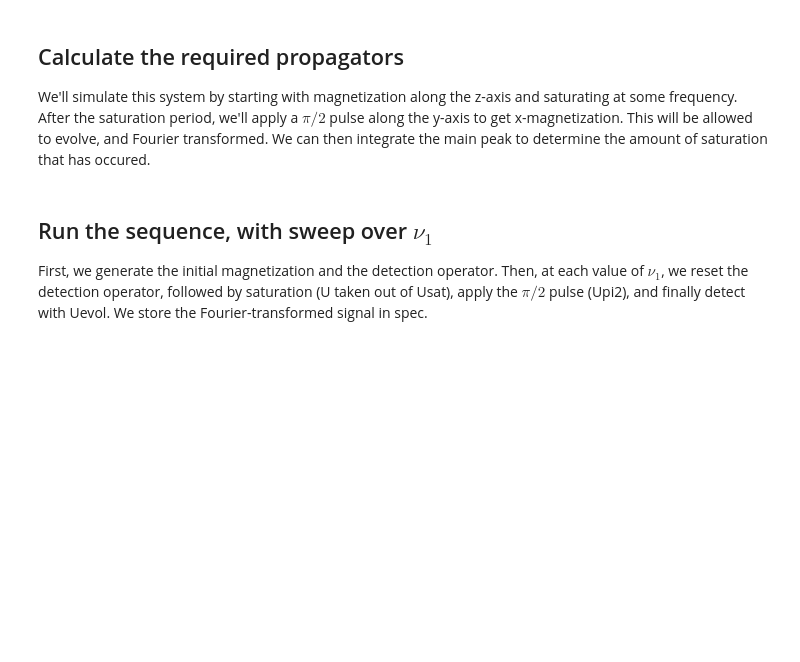
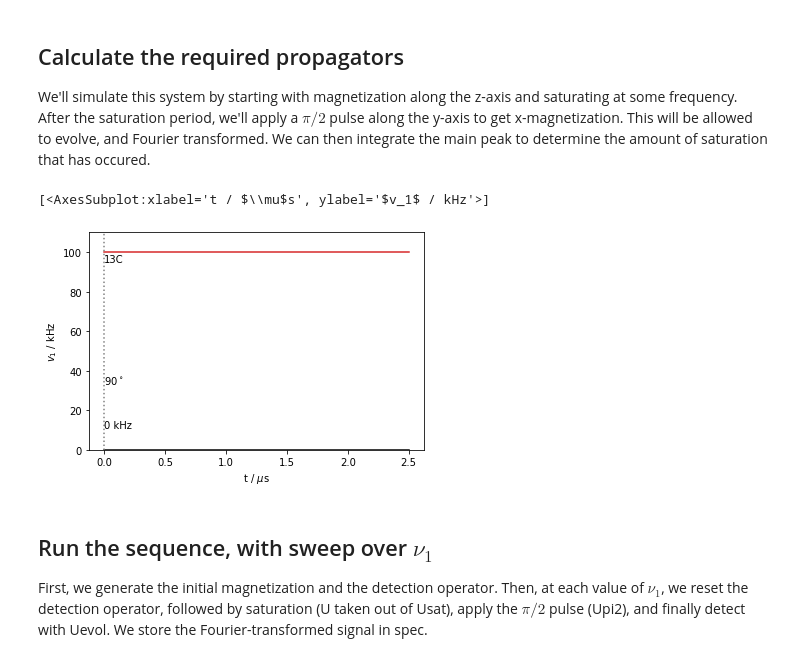
Before and after one commit to alsinmr/ConferenceExamples, a Jupyter notebook: GNMR2023/CEST.ipynb, the cells around one changed output. Saved outputs shown, nothing was run; the diff lists cells and outputs as text; code cells hidden in the pictures; blank space fills up the shorter version.

```diff
--- a/GNMR2023/CEST.ipynb
+++ b/GNMR2023/CEST.ipynb
@@ -61,6 +61,11 @@ seq.add_channel('13C',t=[0,2.5e-6],v1=100000,phase=np.pi/2)
 Upi2=seq.U()     #Propagator to apply the pi/2 pulse
 Dt=1/(4*10*150)  #For a 10 ppm shift difference, this should be enough to easily capture both peaks in the spectrum
 Uevol=L.U(Dt=Dt)  #Propagator for evolving the spin system
+# %%
+seq.plot()
+# %% [output]
+[<AxesSubplot:xlabel='t / $\\mu$s', ylabel='$v_1$ / kHz'>]
+[figure, added]
 # %% [markdown]
 ## Run the sequence, with sweep over $\nu_1$
 First, we generate the initial magnetization and the detection operator. Then, at each value of $\nu_1$, we reset the detection operator, followed by saturation (U taken out of Usat), apply the $\pi/2$ pulse (Upi2), and finally detect with Uevol. We store the Fourier-transformed signal in spec.
```
Also changed, not shown: parts of 1 cell of this notebook, 9 other files.
